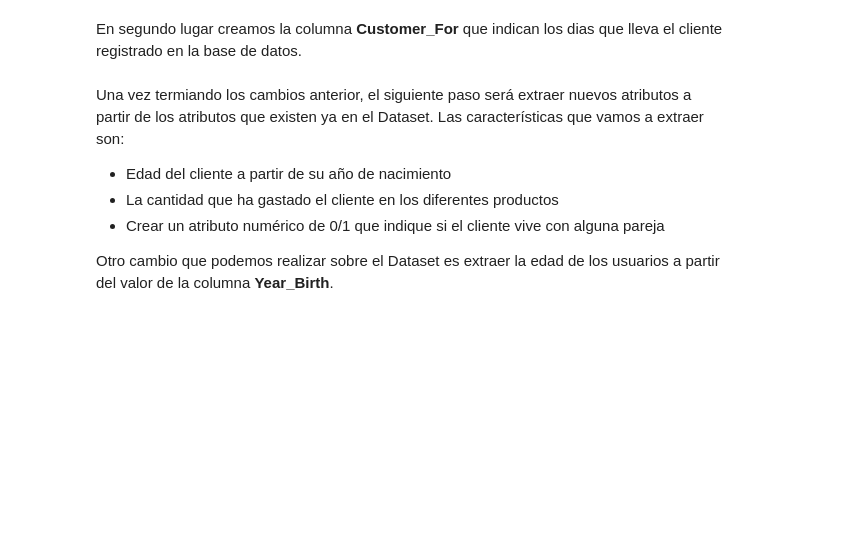
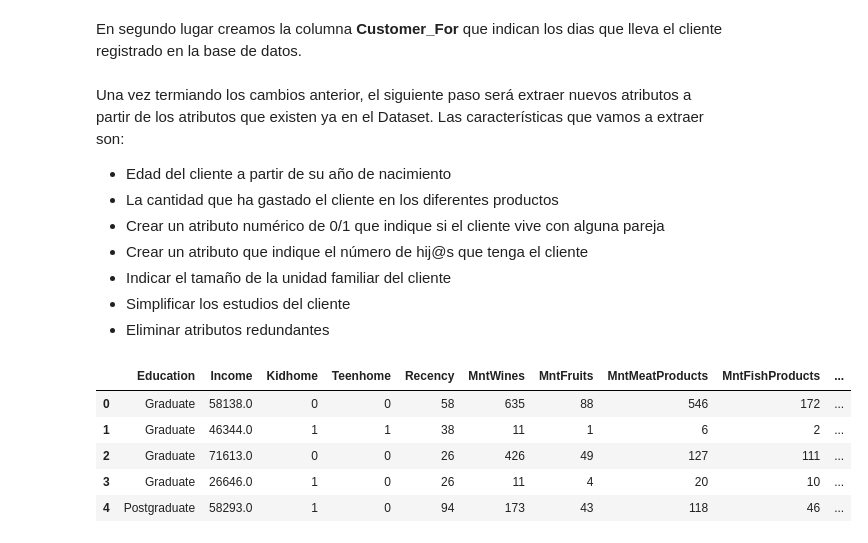
Before and after one commit to byLexo/MarketinCamping, a Jupyter notebook: Customer.ipynb, the cells around one changed output. Saved outputs shown, nothing was run; the diff lists cells and outputs as text; code cells hidden in the pictures; blank space fills up the shorter version.

```diff
--- a/Customer.ipynb
+++ b/Customer.ipynb
@@ -64,8 +64,43 @@ Una vez termiando los cambios anterior, el siguiente paso será extraer nuevos a
 *   Edad del cliente a partir de su año de nacimiento
 *   La cantidad que ha gastado el cliente en los diferentes productos
 *   Crear un atributo numérico de 0/1 que indique si el cliente vive con alguna pareja
-
-
-
-
-Otro cambio que podemos realizar sobre el Dataset es extraer la edad de los usuarios a partir del valor  de la columna **Year_Birth**.
+*   Crear un atributo que indique el número de hij@s que tenga el cliente
+*   Indicar el tamaño de la unidad familiar del cliente
+*   Simplificar los estudios del cliente
+*   Eliminar atributos redundantes
+# %%
+# Edad del cliente
+df['Age'] = 2021 - df['Year_Birth']
+
+# Gasto total del cliente
+df['Spent'] = df['MntWines'] + df['MntFruits'] + df['MntMeatProducts'] + df['MntFishProducts'] + df['MntSweetProducts'] + df['MntGoldProds']
+
+# Vive con una pareja
+df['Couple'] = df.apply(lambda x: 1 if (x['Marital_Status'] == 'Married' or
+                                        x['Marital_Status'] == 'Together')
+                                        else 0, axis=1)
+
+# Numero de hijos que tenga el cliente
+df['Childrens'] = df['Kidhome'] + df['Teenhome']
+
+# Tamaño de la unidad familiar
+df['Family_Size'] = df['Couple'] + 1 + df['Childrens']
+
+# Simplificamos la informacion de los estudios
+df["Education"] = df["Education"].replace({"Basic":"Undergraduate",
+                                             "2n Cycle":"Undergraduate",
+                                             "Graduation":"Graduate",
+                                             "Master":"Postgraduate",
+                                             "PhD":"Postgraduate"})
+
+# Eliminamos atributos que nos son relevantes
+to_delete = ['Year_Birth', 'Dt_Customer', 'Marital_Status', 'Z_CostContact',
+             'Z_Revenue', 'ID']
+df = df.drop(columns=to_delete)
+# %% [output]
+|  | Education | Income | Kidhome | Teenhome | Recency | MntWines | MntFruits | MntMeatProducts | MntFishProducts | ... |
+| 0 | Graduate | 58138.0 | 0 | 0 | 58 | 635 | 88 | 546 | 172 | ... |
+| 1 | Graduate | 46344.0 | 1 | 1 | 38 | 11 | 1 | 6 | 2 | ... |
+| 2 | Graduate | 71613.0 | 0 | 0 | 26 | 426 | 49 | 127 | 111 | ... |
+| 3 | Graduate | 26646.0 | 1 | 0 | 26 | 11 | 4 | 20 | 10 | ... |
+| 4 | Postgraduate | 58293.0 | 1 | 0 | 94 | 173 | 43 | 118 | 46 | ... |
```
Also changed, not shown: parts of 2 cells of this notebook.
